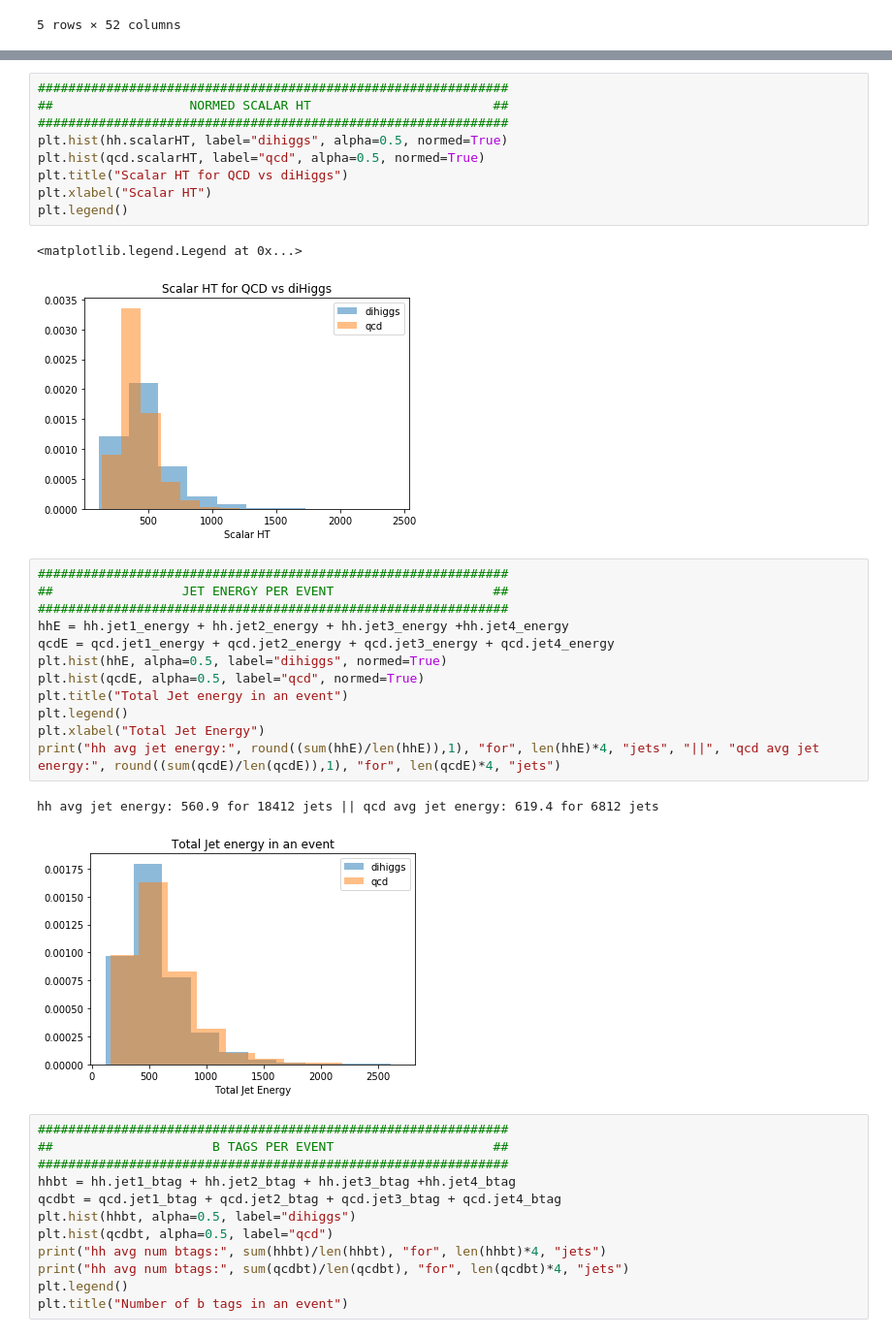
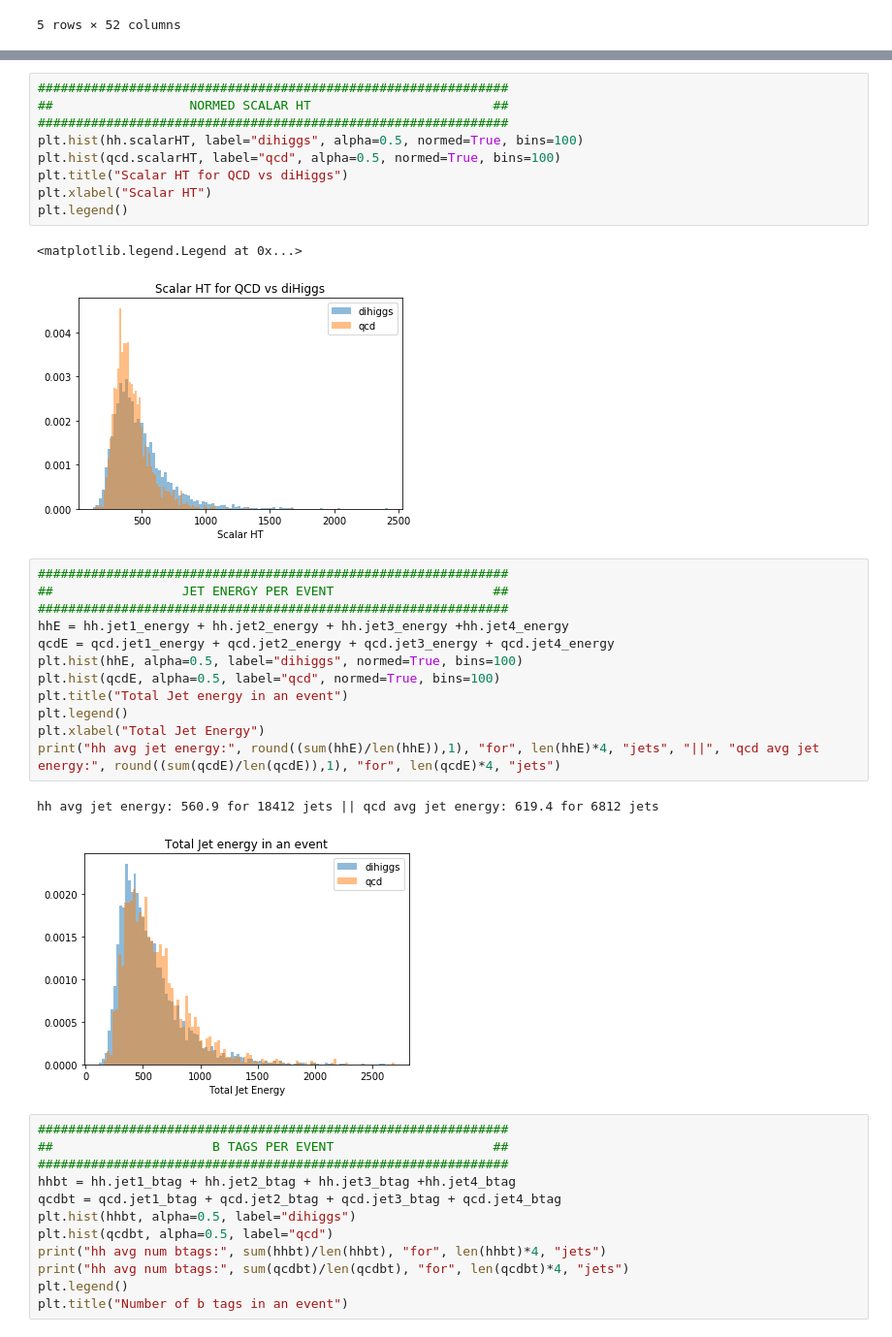
Before and after one commit to neu-physics/dihiggsMLProject, a Jupyter notebook: higgsReconstruction/EventPlotting/plotting.ipynb, the cells around one changed output, grey strips where cells are left out. Shown at 97% size. Cells and saved outputs as stored; diff of their text form.

```diff
--- a/higgsReconstruction/EventPlotting/plotting.ipynb
+++ b/higgsReconstruction/EventPlotting/plotting.ipynb
@@ -45,29 +45,29 @@ plt.legend()
 ##############################################################
 ##                  NORMED SCALAR HT                        ##
 ##############################################################
-plt.hist(hh.scalarHT, label="dihiggs", alpha=0.5, normed=True)
-plt.hist(qcd.scalarHT, label="qcd", alpha=0.5, normed=True)
+plt.hist(hh.scalarHT, label="dihiggs", alpha=0.5, normed=True, bins=100)
+plt.hist(qcd.scalarHT, label="qcd", alpha=0.5, normed=True, bins=100)
 plt.title("Scalar HT for QCD vs diHiggs")
 plt.xlabel("Scalar HT")
 plt.legend()
 # %% [output]
 <matplotlib.legend.Legend at 0x...>
-[figure, old version]
+[figure, new version]
 # %%
 ##############################################################
 ##                 JET ENERGY PER EVENT                     ##
 ##############################################################
 hhE = hh.jet1_energy + hh.jet2_energy + hh.jet3_energy +hh.jet4_energy
 qcdE = qcd.jet1_energy + qcd.jet2_energy + qcd.jet3_energy + qcd.jet4_energy
-plt.hist(hhE, alpha=0.5, label="dihiggs", normed=True)
-plt.hist(qcdE, alpha=0.5, label="qcd", normed=True)
+plt.hist(hhE, alpha=0.5, label="dihiggs", normed=True, bins=100)
+plt.hist(qcdE, alpha=0.5, label="qcd", normed=True, bins=100)
 plt.title("Total Jet energy in an event")
 plt.legend()
 plt.xlabel("Total Jet Energy")
 print("hh avg jet energy:", round((sum(hhE)/len(hhE)),1), "for", len(hhE)*4, "jets", "||", "qcd avg jet energy:", round((sum(qcdE)/len(qcdE)),1), "for", len(qcdE)*4, "jets")
 # %% [output]
 hh avg jet energy: 560.9 for 18412 jets || qcd avg jet energy: 619.4 for 6812 jets
-[figure, old version]
+[figure, new version]
 # %%
 ##############################################################
 ##                     B TAGS PER EVENT                     ##
```
Also changed, not shown: parts of 1 cell of this notebook.
